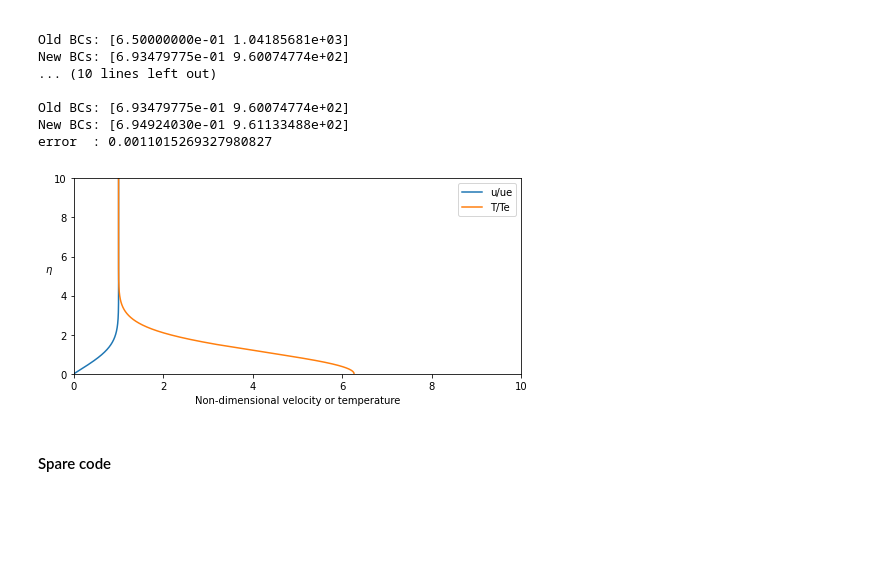
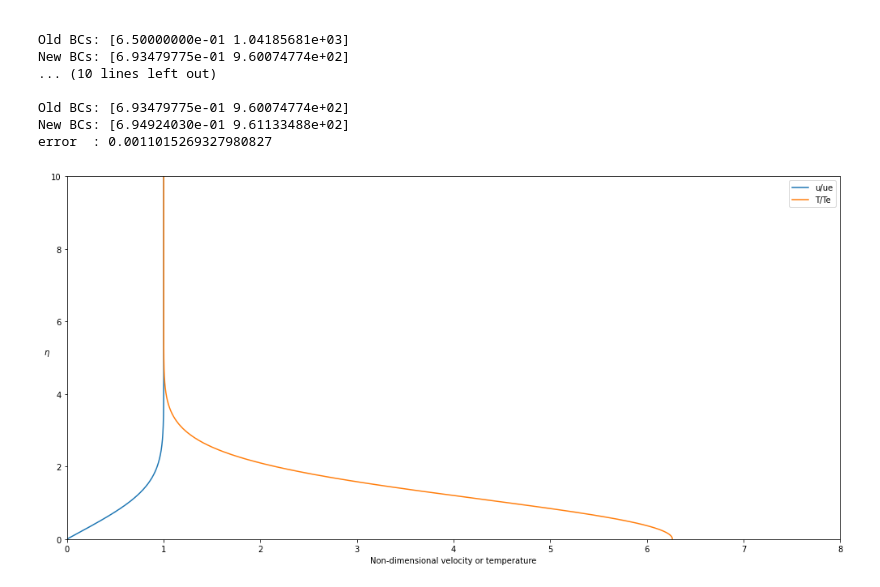
Before and after one commit to Monal-Patel/jupyter_notebooks, a Jupyter notebook: compressible_BL_similar_solutions.ipynb, the cells around one changed output. Cells and saved outputs as stored; diff of their text form; code cells hidden in the pictures; blank space fills up the shorter version.

```diff
--- a/compressible_BL_similar_solutions.ipynb
+++ b/compressible_BL_similar_solutions.ipynb
@@ -319,33 +333,31 @@ error  : 0.0011015269327980827
 # %%
 prob.bcs = new_bcs
 df,g = prob.calculate_BL()
 eta = np.linspace(0,prob.npts,prob.npts+1)*prob.dn
 # find temperature profile from enthalpy profiles
 temp = np.zeros(prob.npts+1)
 for i in range(0,prob.npts+1) :
     h = g[i]*prob.he
     temp[i] = gas.h2T(h)/prob.Te
 
 
 
 #plot
 sx   = 1
 sy   = 0.5
-size = np.array([7,sy*7]) #A4 page size(8.3 x 11.7 inch) , ~0.8inch margin
+size = 2*np.array([7,sy*7]) #A4 page size(8.3 x 11.7 inch) , ~0.8inch margin
 
 fig,axes = plt.subplots(1,1)
 fig.set_size_inches(size)
 
 axes.plot(df,eta,label='u/ue')
 axes.plot(temp,eta,label='T/Te')
-axes.set_xlim([0,10])
+axes.set_xlim([0,8])
 axes.set_ylim([0,10])
 axes.set_ylabel('$\eta$', rotation=0, labelpad=5)
 axes.set_xlabel('Non-dimensional velocity or temperature')
 axes.legend()
 
 plt.tight_layout()
 # %% [output]
-[figure, old version]
+[figure, new version]
-# %% [markdown]
-#### Spare code
```
Also changed, not shown: parts of 5 cells of this notebook, 1 other file.
